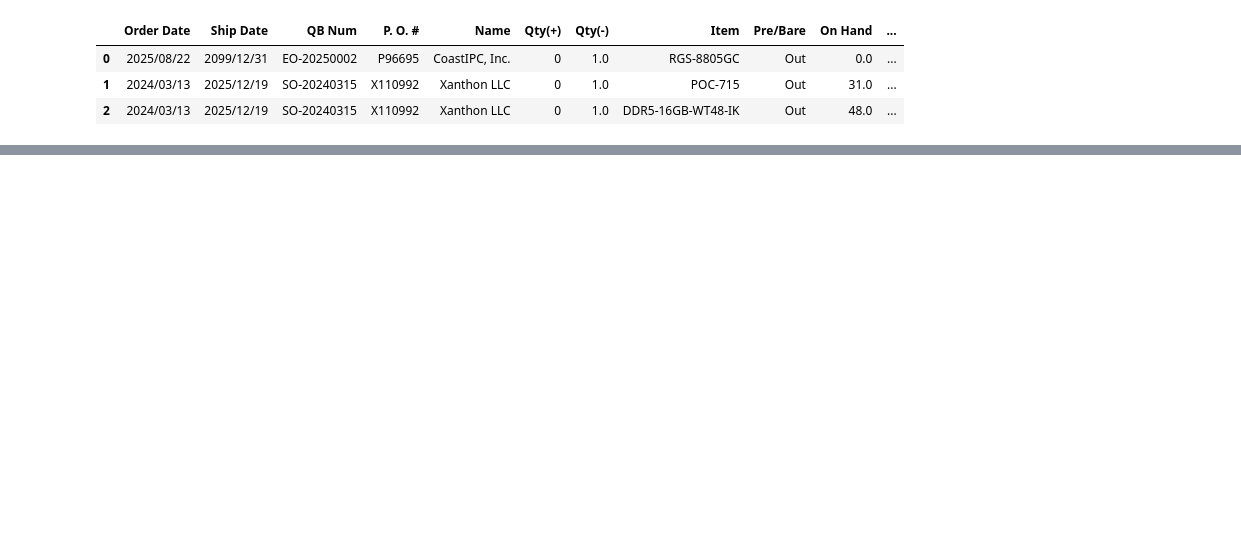
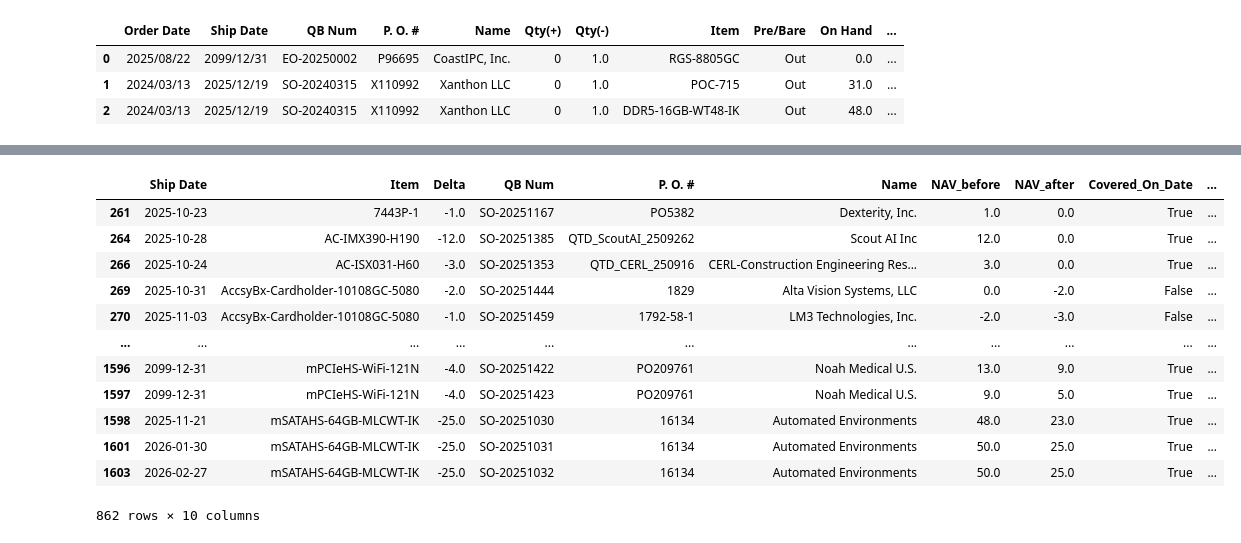
Before and after one commit to playoung2818/POD_NAV, a Jupyter notebook: LT Check(ZC).ipynb, the cells around one changed output, grey strips where cells are left out. Saved outputs shown, nothing was run; the diff lists cells and outputs as text; code cells hidden in the pictures; blank space fills up the shorter version.

```diff
--- a/LT Check(ZC).ipynb
+++ b/LT Check(ZC).ipynb
@@ -145,0 +392,17 @@ with open('NAV1.csv', 'a+', encoding='utf-8', newline="") as csvfile:
+# %%
+so_readiness = compute_so_readiness(ledger)
+so_readiness
+# %% [output]
+|  | Ship Date | Item | Delta | QB Num | P. O. # | Name | NAV_before | NAV_after | Covered_On_Date | ... |
+| 261 | 2025-10-23 | 7443P-1 | -1.0 | SO-20251167 | PO5382 | Dexterity, Inc. | 1.0 | 0.0 | True | ... |
+| 264 | 2025-10-28 | AC-IMX390-H190 | -12.0 | SO-20251385 | QTD_ScoutAI_2509262 | Scout AI Inc | 12.0 | 0.0 | True | ... |
+| 266 | 2025-10-24 | AC-ISX031-H60 | -3.0 | SO-20251353 | QTD_CERL_250916 | CERL-Construction Engineering Res... | 3.0 | 0.0 | True | ... |
+| 269 | 2025-10-31 | AccsyBx-Cardholder-10108GC-5080 | -2.0 | SO-20251444 | 1829 | Alta Vision Systems, LLC | 0.0 | -2.0 | False | ... |
+| 270 | 2025-11-03 | AccsyBx-Cardholder-10108GC-5080 | -1.0 | SO-20251459 | 1792-58-1 | LM3 Technologies, Inc. | -2.0 | -3.0 | False | ... |
+| ... | ... | ... | ... | ... | ... | ... | ... | ... | ... | ... |
+| 1596 | 2099-12-31 | mPCIeHS-WiFi-121N | -4.0 | SO-20251422 | PO209761 | Noah Medical U.S. | 13.0 | 9.0 | True | ... |
+| 1597 | 2099-12-31 | mPCIeHS-WiFi-121N | -4.0 | SO-20251423 | PO209761 | Noah Medical U.S. | 9.0 | 5.0 | True | ... |
+| 1598 | 2025-11-21 | mSATAHS-64GB-MLCWT-IK | -25.0 | SO-20251030 | 16134 | Automated Environments | 48.0 | 23.0 | True | ... |
+| 1601 | 2026-01-30 | mSATAHS-64GB-MLCWT-IK | -25.0 | SO-20251031 | 16134 | Automated Environments | 50.0 | 25.0 | True | ... |
+| 1603 | 2026-02-27 | mSATAHS-64GB-MLCWT-IK | -25.0 | SO-20251032 | 16134 | Automated Environments | 50.0 | 25.0 | True | ... |
+862 rows × 10 columns
```
Also changed, not shown: parts of 9 cells of this notebook.
